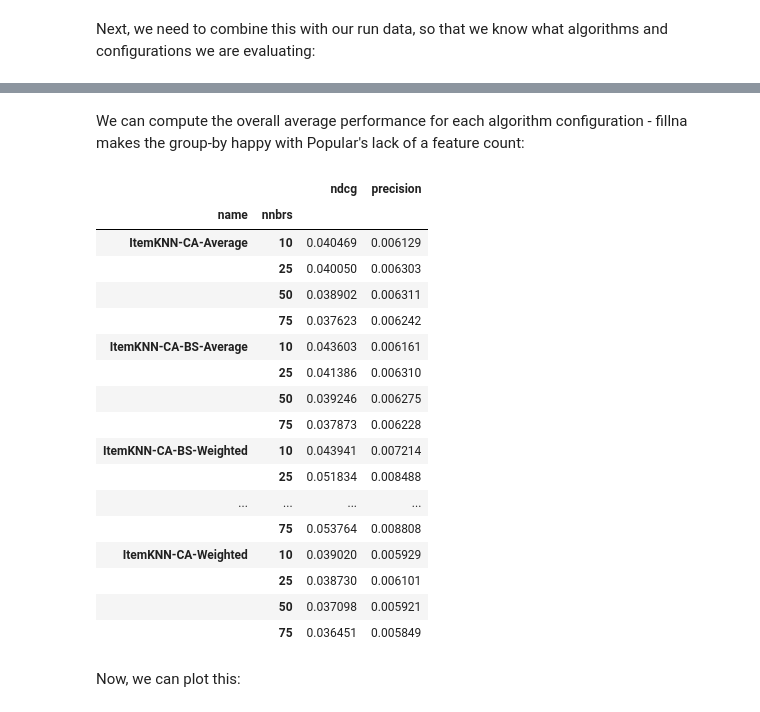
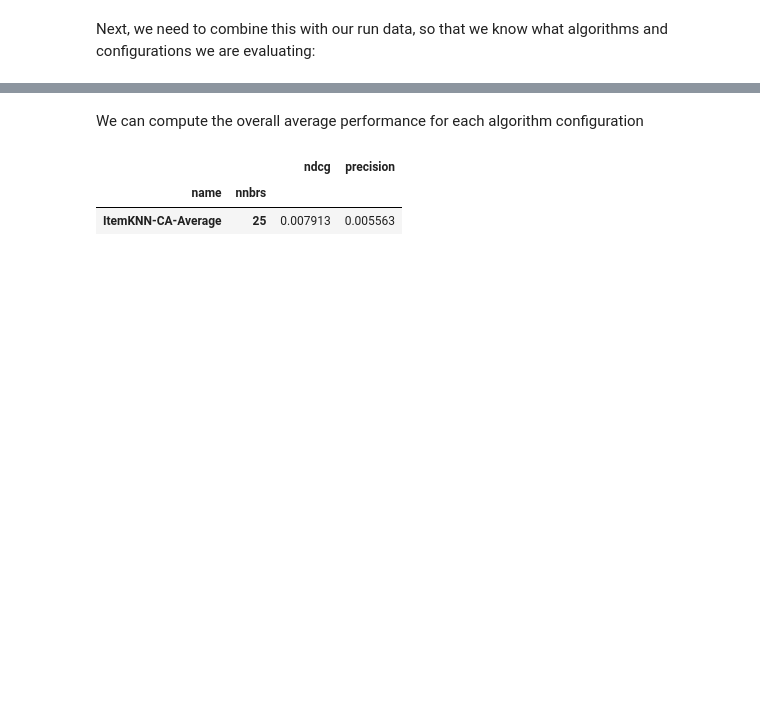
Before and after one commit to jacobmunson/lenskit_confidence, a Jupyter notebook: examples/Confidence-aware-IBCF-MultiEval.ipynb, the cells around one changed output, grey strips where cells are left out. Saved outputs shown, nothing was run; the diff lists cells and outputs as text; code cells hidden in the pictures; blank space fills up the shorter version.

```diff
--- a/examples/Confidence-aware-IBCF-MultiEval.ipynb
+++ b/examples/Confidence-aware-IBCF-MultiEval.ipynb
@@ -59,7 +51,5 @@ We're going to use a 5-fold cross-validation setup.  We save the data into a lis
 # %%
-pairs = list(partition_users(mlsmall.ratings, 5, SampleN(5)))
-#pairs = (partition_users(mlsmall.ratings, 5, SampleN(5)))
-pairs
+pairs = list(partition_users(data.ratings, 5, SampleN(5)))
 # %% [output]
 [   INFO] lenskit.crossfold partitioning 1000209 rows for 6040 users into 5 partitions
 [   INFO] lenskit.crossfold fold 0: selecting test ratings
@@ -280,0 +171,2 @@ truth.head()
+# %%
+truth = truth[['user', 'item', 'rating']] # just grabbing what we need
@@ -284,7 +185,6 @@ Now we can set up an analysis and compute the results.
 rla = topn.RecListAnalysis()
 rla.add_metric(topn.ndcg) # precision, recall, recip_rank, dcg, ndcg
 rla.add_metric(topn.precision)
-#rla.add_metric(predict.rmse)
-raw_ndcg = rla.compute(recs, truth)
-raw_ndcg.head()
+topn_compute = rla.compute(recs, truth)
+topn_compute.head()
 # %% [output]
@@ -306,9 +206,8 @@ raw_ndcg.head()
 # %% [markdown]
 Next, we need to combine this with our run data, so that we know what algorithms and configurations we are evaluating:
 # %%
-### FOR NEIGHBORHOOD-BASED METHODS ONLY ###
-ndcg = raw_ndcg.join(runs[['name', 'nnbrs']], on = 'RunId') #
-ndcg
+topn_results = topn_compute.join(runs[['name', 'nnbrs']], on = 'RunId') #
+topn_results.head()
 # %% [output]
 |  |  | nrecs | ndcg | precision | name | nnbrs |
 | RunId | user |  |  |  |  |  |
@@ -327,26 +219,8 @@ ndcg
 # %% [markdown]
-We can compute the overall average performance for each algorithm configuration - fillna makes the group-by happy with Popular's lack of a feature count:
+We can compute the overall average performance for each algorithm configuration
 # %%
-### FOR NEIGHBORHOOD-BASED METHODS ONLY ###
-ndcg.fillna(0).groupby(['name', 'nnbrs'])['ndcg','precision'].mean()
+topn_results.fillna(0).groupby(['name', 'nnbrs'])['ndcg','precision'].mean()
 # %% [output]
 |  |  | ndcg | precision |
 | name | nnbrs |  |  |
-| ItemKNN-CA-Average | 10 | 0.040469 | 0.006129 |
-|  | 25 | 0.040050 | 0.006303 |
-|  | 50 | 0.038902 | 0.006311 |
-|  | 75 | 0.037623 | 0.006242 |
-| ItemKNN-CA-BS-Average | 10 | 0.043603 | 0.006161 |
-|  | 25 | 0.041386 | 0.006310 |
-|  | 50 | 0.039246 | 0.006275 |
-|  | 75 | 0.037873 | 0.006228 |
-| ItemKNN-CA-BS-Weighted | 10 | 0.043941 | 0.007214 |
-|  | 25 | 0.051834 | 0.008488 |
-| ... | ... | ... | ... |
-|  | 75 | 0.053764 | 0.008808 |
-| ItemKNN-CA-Weighted | 10 | 0.039020 | 0.005929 |
-|  | 25 | 0.038730 | 0.006101 |
-|  | 50 | 0.037098 | 0.005921 |
-|  | 75 | 0.036451 | 0.005849 |
+| ItemKNN-CA-Average | 25 | 0.007913 | 0.005563 |
-# %% [markdown]
-Now, we can plot this:
```
Also changed, not shown: parts of 55 cells of this notebook.
